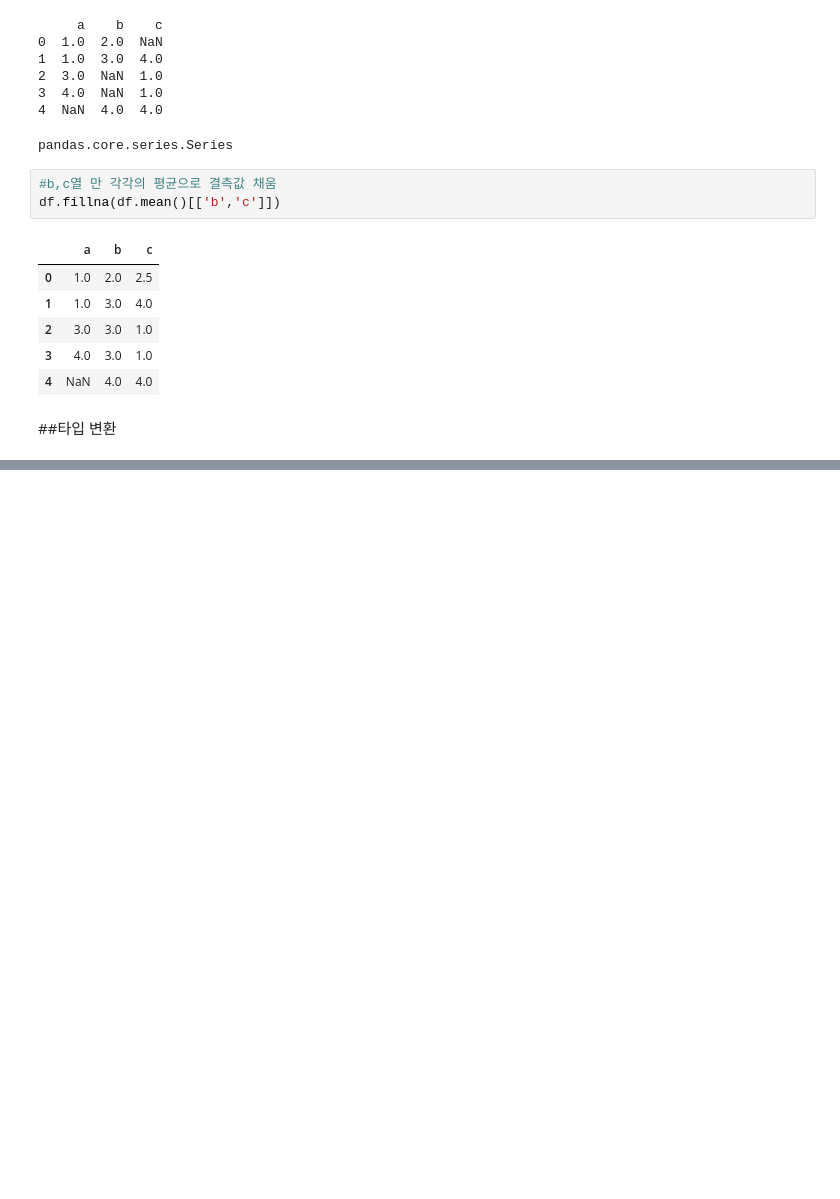
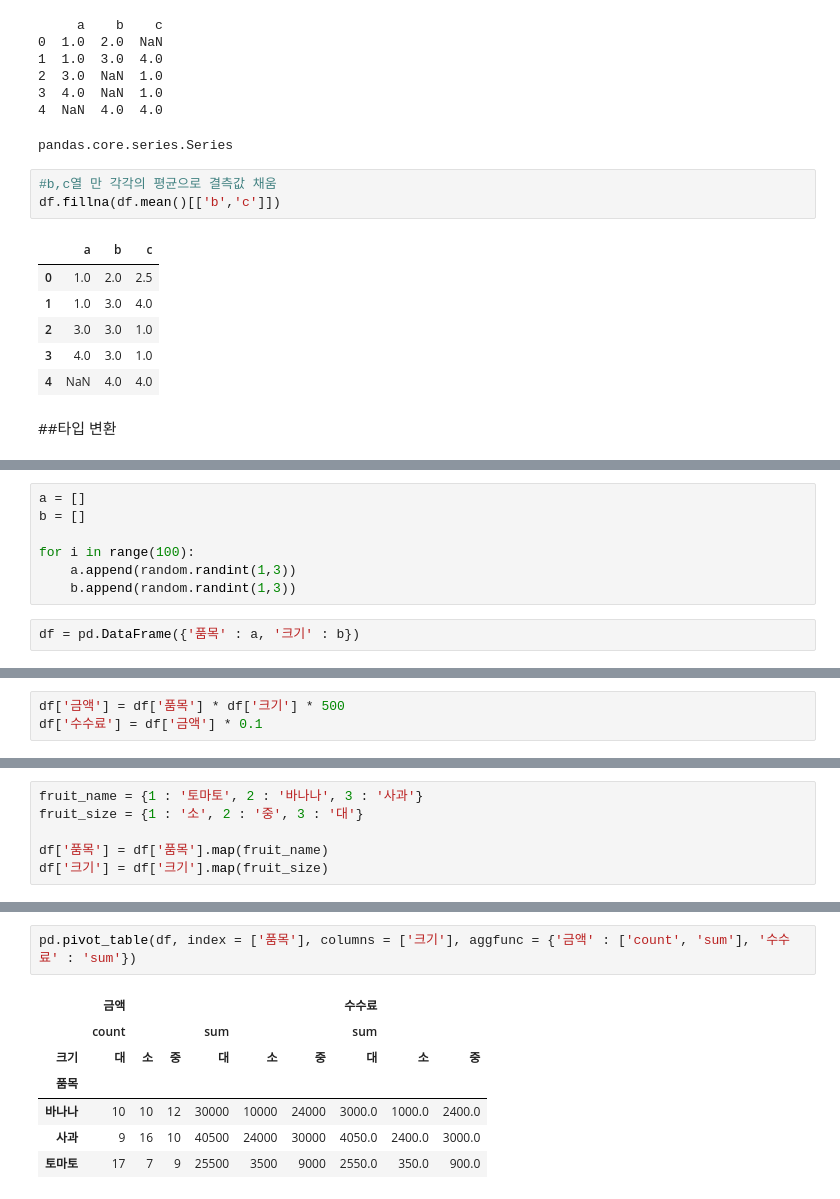
Before and after one commit to ASDFGHoney/PyStudy, a Jupyter notebook: DataProcessing.ipynb, the cells around one changed output, grey strips where cells are left out. Cells and saved outputs as stored; diff of their text form; blank space fills up the shorter version.

```diff
--- a/DataProcessing.ipynb
+++ b/DataProcessing.ipynb
@@ -666,0 +1723,9 @@ df
+# %%
+a = []
+b = []
+
+for i in range(100):
+    a.append(random.randint(1,3))
+    b.append(random.randint(1,3))
+# %%
+df = pd.DataFrame({'품목' : a, '크기' : b})
@@ -666,0 +1748,3 @@ df
+# %%
+df['금액'] = df['품목'] * df['크기'] * 500
+df['수수료'] = df['금액'] * 0.1
@@ -666,0 +1767,6 @@ df
+# %%
+fruit_name = {1 : '토마토', 2 : '바나나', 3 : '사과'}
+fruit_size = {1 : '소', 2 : '중', 3 : '대'}
+
+df['품목'] = df['품목'].map(fruit_name)
+df['크기'] = df['크기'].map(fruit_size)
@@ -666,0 +1816,10 @@ df
+# %%
+pd.pivot_table(df, index = ['품목'], columns = ['크기'], aggfunc = {'금액' : ['count', 'sum'], '수수료' : 'sum'})
+# %% [output]
+|  | 금액 |  |  |  |  |  | 수수료 |  |  |
+|  | count |  |  | sum |  |  | sum |  |  |
+| 크기 | 대 | 소 | 중 | 대 | 소 | 중 | 대 | 소 | 중 |
+| 품목 |  |  |  |  |  |  |  |  |  |
+| 바나나 | 10 | 10 | 12 | 30000 | 10000 | 24000 | 3000.0 | 1000.0 | 2400.0 |
+| 사과 | 9 | 16 | 10 | 40500 | 24000 | 30000 | 4050.0 | 2400.0 | 3000.0 |
+| 토마토 | 17 | 7 | 9 | 25500 | 3500 | 9000 | 2550.0 | 350.0 | 900.0 |
```
Also changed, not shown: parts of 223 cells of this notebook, 1 other file.
